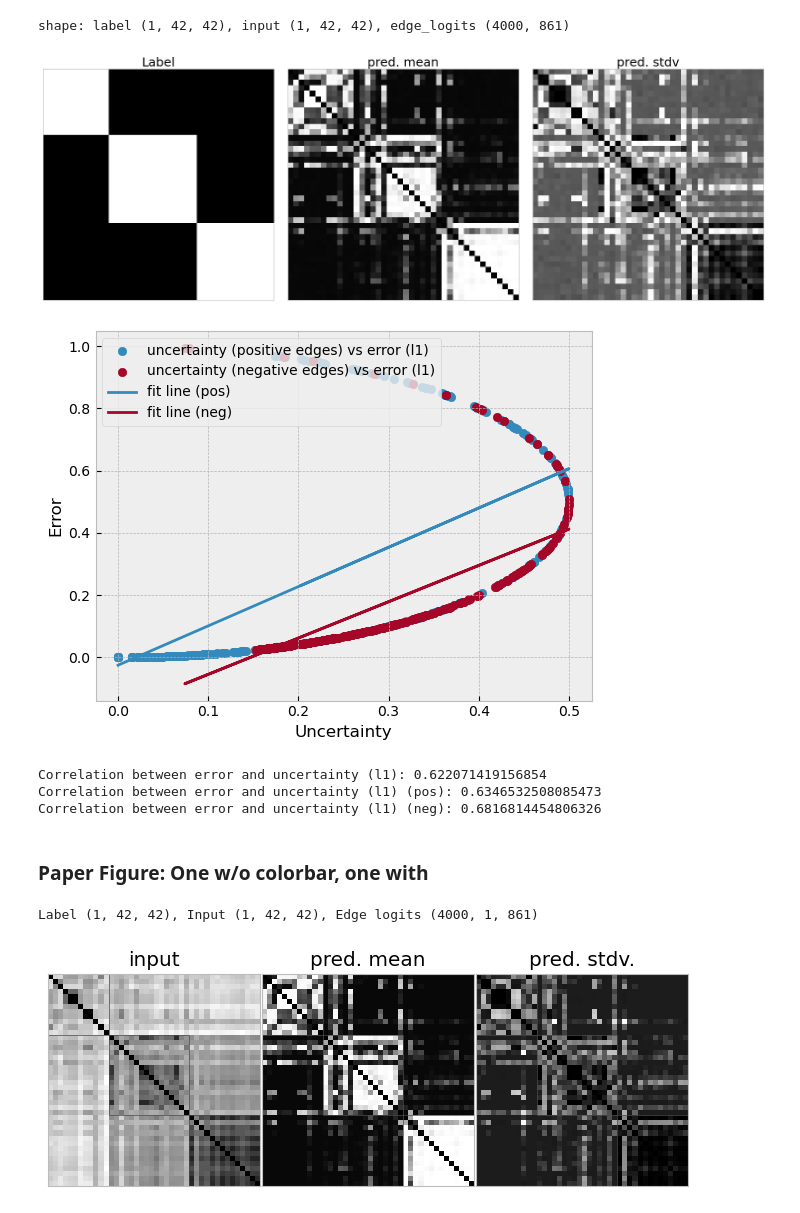
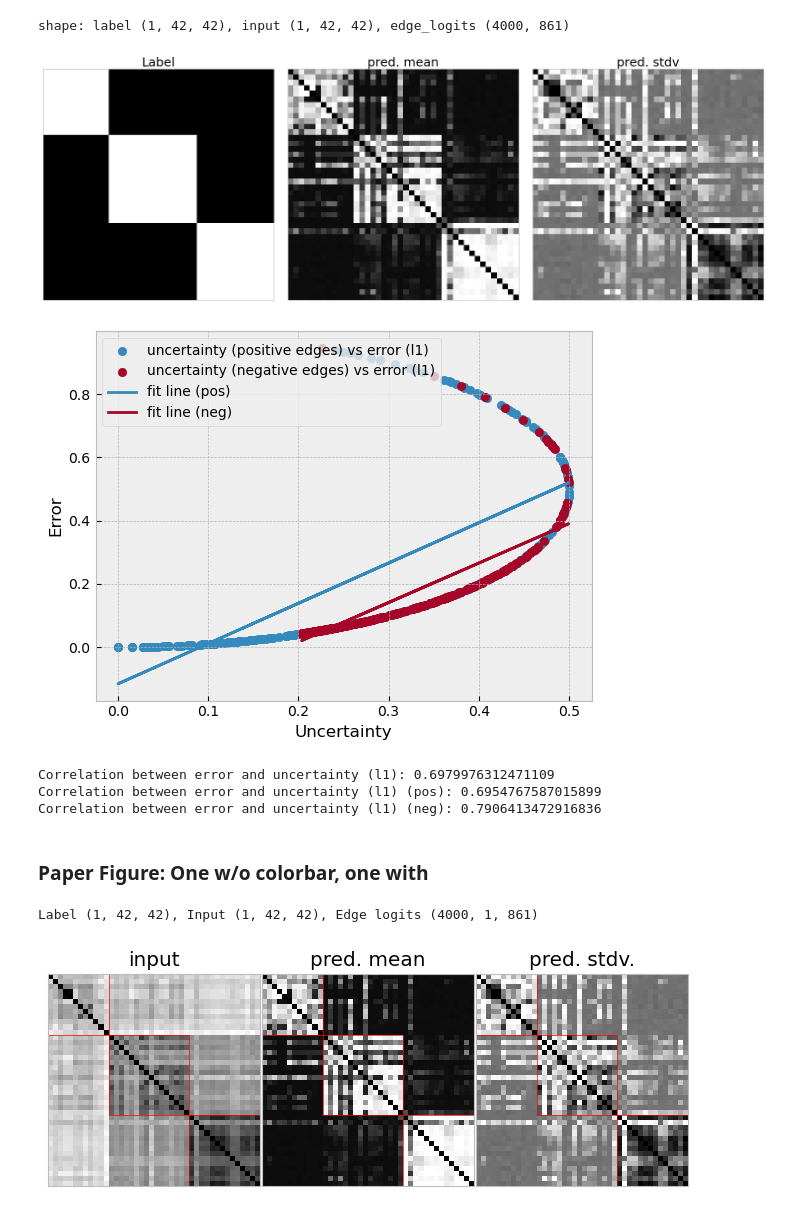
Before and after one commit to maxwass/gsl-bnn, a Jupyter notebook: notebooks/financial.ipynb, the cells around one changed output. Cells and saved outputs as stored; diff of their text form; code cells hidden in the pictures.

Commit message:
Updated financial and mnist experiment to use posterior predictive sampling for uncertainty estimation.

```diff
--- a/notebooks/financial.ipynb
+++ b/notebooks/financial.ipynb
@@ -415,12 +518,15 @@ plt.show()
 ## Save/Load Posterior Samples and Data
 # %%
 # FIRST TWO CELLS MUST BE RUN BEFORE THIS
-results_path = experiment_settings['results_path'] + 'samples_and_data.pkl'
+samples_path = experiment_settings['results_path'] + 'samples.pkl'
+data_path = experiment_settings['results_path'] + 'data.pkl'
 # %%
 # save
-with open(results_path, 'wb') as f:
-    pickle.dump({'samples': samples,
-                 'log_return_observations_train': log_return_observations_train,
+with open(samples_path, 'wb') as f:
+    pickle.dump({'samples': samples}, f)
+
+with open(data_path, 'wb') as f:
+    pickle.dump({'log_return_observations_train': log_return_observations_train,
                  'log_return_observations_test': log_return_observations_test,
                  'sector_graph_label_train': sector_graph_label_train,
                  'sector_graph_label_test': sector_graph_label_test,
@@ -428,9 +534,13 @@ with open(results_path, 'wb') as f:
                  'test_model_args': test_model_args}, f)
 # %%
 # load these results
-with open(results_path, 'rb') as f:
+with open(samples_path, 'rb') as f:
     results = pickle.load(f)
     samples = results['samples']
+
+
+with open(data_path, 'rb') as f:
+    results = pickle.load(f)
     log_return_observations_train = results['log_return_observations_train']
     log_return_observations_test = results['log_return_observations_test']
     sector_graph_label_train = results['sector_graph_label_train']
@@ -590,13 +677,13 @@ print(f"shape: label {sector_graph_label_test_mat.shape}, input {log_return_obse
 # %% [output]
 shape: label (1, 42, 42), input (1, 42, 42), edge_logits (4000, 861)
 # %%
-plot_results(sector_graph_label_test_mat[0], log_return_observations_test_mat[0], test_edge_logits, n_test, sampling_posterior_predictive=True) # sampling of posterior predictive
+plot_results(sector_graph_label_test_mat[0], log_return_observations_test_mat[0], test_edge_logits, n_test)
 # %% [output]
-[figure, old version]
+[figure, new version]
-[figure, old version]
+[figure, new version]
-Correlation between error and uncertainty (l1): 0.622071419156854
-Correlation between error and uncertainty (l1) (pos): 0.6346532508085473
-Correlation between error and uncertainty (l1) (neg): 0.6816814454806326
+Correlation between error and uncertainty (l1): 0.6979976312471109
+Correlation between error and uncertainty (l1) (pos): 0.6954767587015899
+Correlation between error and uncertainty (l1) (neg): 0.7906413472916836
 # %% [markdown]
 ### Paper Figure: One w/o colorbar, one with
 # %%
@@ -606,10 +693,35 @@ def final_figure(label, input, edge_logits, n, label_block_sizes):
     print(f"Label {label.shape}, Input {input.shape}, Edge logits {edge_logits.shape}")
     edge_probs = jax.nn.sigmoid(edge_logits)
 
-    mean_edge_probs = edge_probs.mean(axis=0, keepdims=False)
-    std_edge_probs = edge_probs.std(axis=0, keepdims=False)
-    mean_edge_probs_adj = vec2adj(mean_edge_probs, n=n).squeeze()
-    std_edge_probs_adj = vec2adj(std_edge_probs, n=n).squeeze()
+    # draw samples from the posterior preditive
+    posterior_predictive_edge_samples = jax.random.bernoulli(jax.random.PRNGKey(0), edge_probs) + 0.0
+    mean_edge_marginal_post_pred_estimate = np.array(posterior_predictive_edge_samples.mean(axis=0))
+    std_edge_marginal_post_pred_estimate = np.array(posterior_predictive_edge_samples.std(axis=0))
+    # add trailing dimension to mean and std
+    mean_edge_marginal_post_pred_estimate = np.expand_dims(mean_edge_marginal_post_pred_estimate, 0)
+    std_edge_marginal_post_pred_estimate = np.expand_dims(std_edge_marginal_post_pred_estimate, 0)
+
+    label = adj2vec(label).squeeze()
+    error_l1 = np.abs(mean_edge_marginal_post_pred_estimate.squeeze() - label)
+    pos_error_l1 = error_l1[label == 1]
+    neg_error_l1 = error_l1[label == 0]
+    pos_uncertainty = std_edge_marginal_post_pred_estimate.squeeze()[label == 1]
+    neg_uncertainty = std_edge_marginal_post_pred_estimate.squeeze()[label == 0]
+
+    mean_plot = mean_edge_marginal_post_pred_estimate
+    std_plot = std_edge_marginal_post_pred_estimate
+    mean_edge_marginal_post_pred_estimate = jnp.reshape(mean_edge_marginal_post_pred_estimate, (1, -1))
+    std_edge_marginal_post_pred_estimate = jnp.reshape(std_edge_marginal_post_pred_estimate, (1, -1))
+    mean_adj_plot = vec2adj(mean_edge_marginal_post_pred_estimate, n=n).squeeze()
+    std_adj_plot = vec2adj(std_edge_marginal_post_pred_estimate, n=n).squeeze()
+
+
+    #mean_edge_probs = edge_probs.mean(axis=0, keepdims=False)
+    #std_edge_probs = edge_probs.std(axis=0, keepdims=False)
+    #mean_edge_probs_adj = vec2adj(mean_edge_probs, n=n).squeeze()
+    #std_edge_probs_adj = vec2adj(std_edge_probs, n=n).squeeze()
+
+
 
     # plot label, mean, and std
     fig, axs = plt.subplots(1, 3) #3)
@@ -618,44 +730,44 @@ def final_figure(label, input, edge_logits, n, label_block_sizes):
     axs[0].set_title('input')# #'log return 1-corr')
 
     # left most plot is the mean
-    axs[1].imshow(mean_edge_probs_adj, cmap='gray')
+    axs[1].imshow(mean_adj_plot, cmap='gray')
     axs[1].set_title('pred. mean')
 
     # middle plot is the stdv
-    axs[2].imshow(std_edge_probs_adj, cmap='gray')
+    axs[2].imshow(std_adj_plot, cmap='gray')
     axs[2].set_title('pred. stdv.')
 
     # Block sizes for the sector_graph_label_test_mat, used for drawing the block diagonals
     block_indices = np.cumsum([0] + label_block_sizes)
     # Drawing a thin line around the block diagonals for both subplots
-    for ax, data_adj in zip(axs.flat, [input[0], mean_edge_probs_adj, std_edge_probs_adj]):
+    for ax, data_adj in zip(axs.flat, [input[0], mean_adj_plot, std_adj_plot]):
         for start, end in zip(block_indices[:-1], block_indices[1:]):
             # Draw a rectangle around the block diagonal
             rect = plt.Rectangle((start-0.5, start-0.5), end-start, end-start,
                                  fill=False, color='red', linestyle='-', linewidth=0.5)
             ax.add_patch(rect)
 
     # remove the x and y ticks
     for ax in axs.flat:
         ax.set(xticks=[], yticks=[])
 
     plt.subplots_adjust(wspace=0.05, hspace=0.0)
 
     # manually set the space between the subplots
     delta = 0.01
     space = 0.01
     plt.subplots_adjust(wspace=space, hspace=0, bottom=0.0, top=1, left=0.0, right=1.0)
     #plt.savefig(FIGURES_PATH + 'SP500_equities_uncertainty', dpi=1000, bbox_inches='tight', pad_inches=0.01)
 
 final_figure(sector_graph_label_test_mat, log_return_observations_test_mat,
              jnp.expand_dims(test_edge_logits, 1), # only one sample
              n_test, [12, 16, 14])
 
 # test set: {'Utilities': 14, 'Real Estate': 16, 'Communication Services': 12}
 # sector_graph_label_test_mat is a block diagonal with 3 blocks of the above sizes
 # %% [output]
 Label (1, 42, 42), Input (1, 42, 42), Edge logits (4000, 1, 861)
-[figure, old version]
+[figure, new version]
 # %%
 ## Added color bar on the right
 
```
Also changed, not shown: parts of 16 cells of this notebook, 1 other file.
